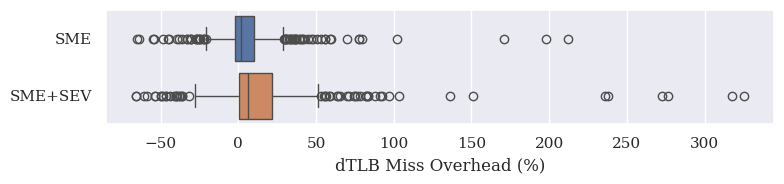
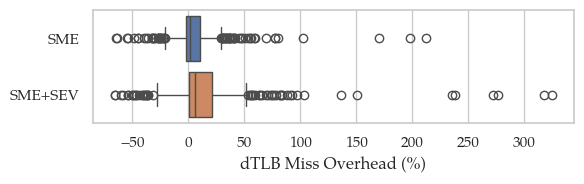
The change to this notebook cell's code, shown as a diff; its figure went from the first image to the second:
--- before
+++ after
@@ -1,3 +1,3 @@
-fig, ax = plt.subplots(figsize=(8, 2))
+fig, ax = plt.subplots(figsize=(6, 2))
 sns.boxplot(data=overhead_df, x="Perf_dTLBMisses_pct", y="Mode", hue="Mode", ax=ax)
 ax.set_xlabel("dTLB Miss Overhead (%)")

Commit: plot design adjustments